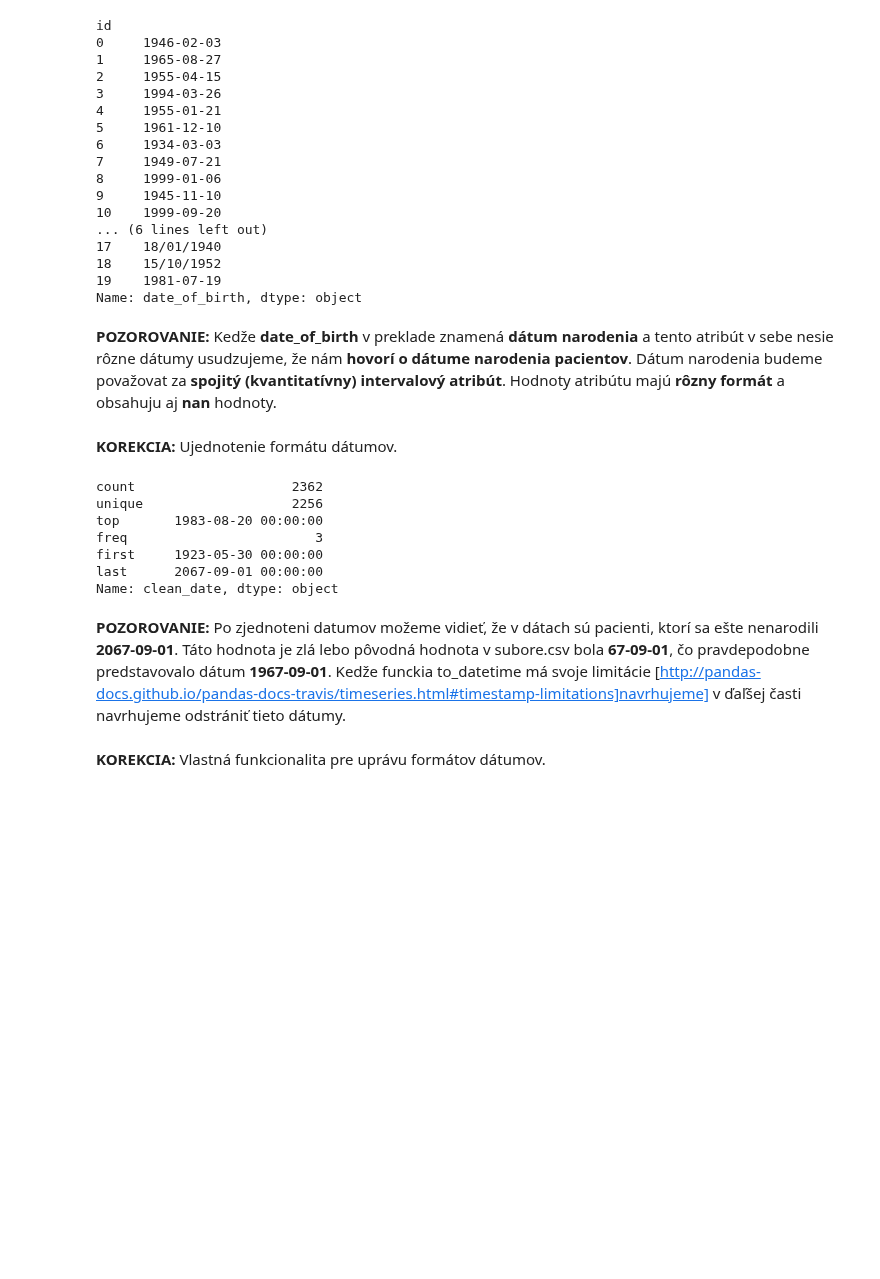
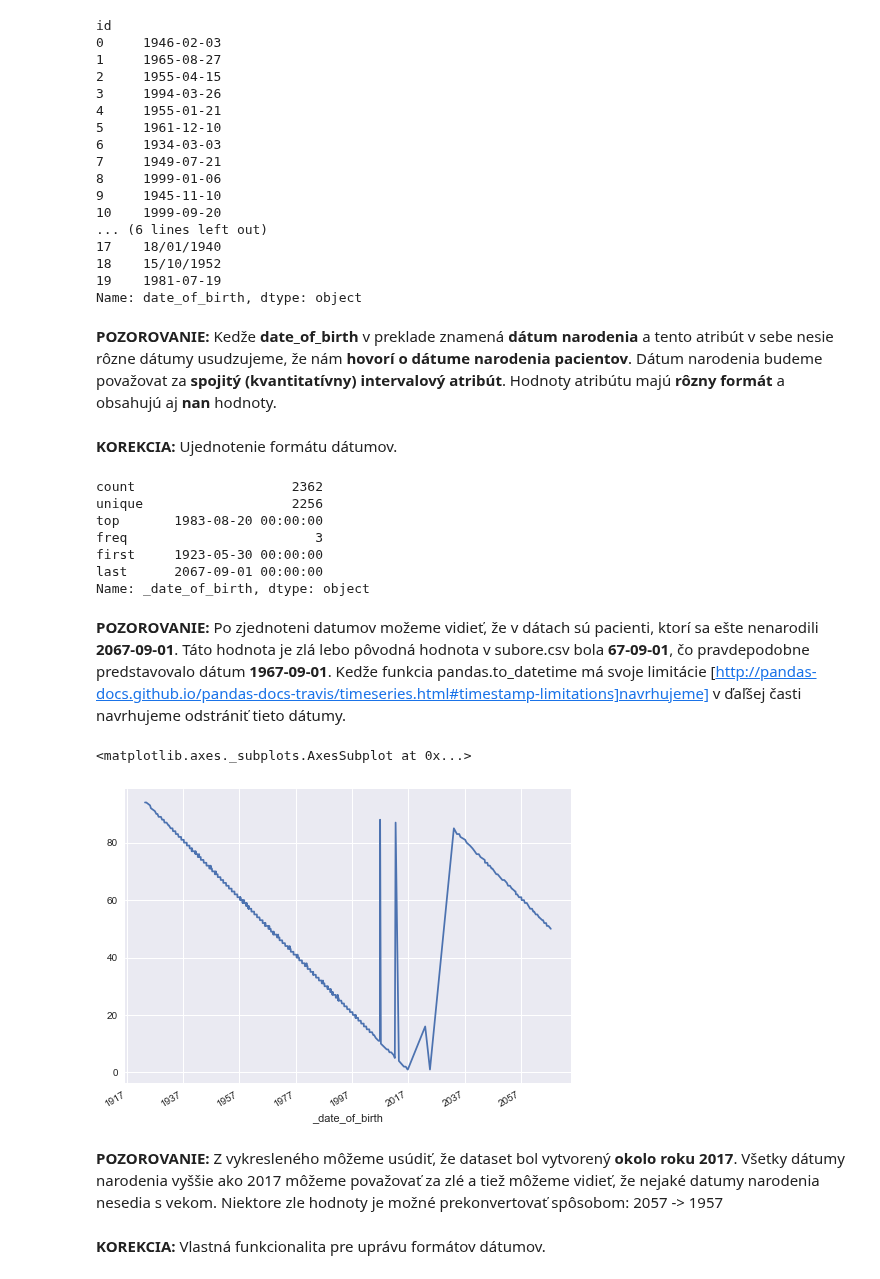
Before and after one commit to PeterJurkacek/IAU_2018_Jurkacek_Vyskoc, a Jupyter notebook: prieskumna_analyza.ipynb, the cells around one changed output. Drawn from its saved outputs; the diff is of its cells as text; code cells hidden in the pictures; blank space fills up the shorter version.

```diff
--- a/prieskumna_analyza.ipynb
+++ b/prieskumna_analyza.ipynb
@@ -152,14 +205,15 @@ id
 19    1981-07-19
 Name: date_of_birth, dtype: object
 # %% [markdown]
-**POZOROVANIE:** Kedže **date_of_birth** v preklade znamená **dátum narodenia** a tento atribút v sebe nesie rôzne dátumy usudzujeme, že nám **hovorí o dátume narodenia pacientov**. Dátum narodenia budeme považovat za **spojitý (kvantitatívny) intervalový atribút**. Hodnoty atribútu majú **rôzny formát** a obsahuju aj **nan** hodnoty.
+**POZOROVANIE:** Kedže **date_of_birth** v preklade znamená **dátum narodenia** a tento atribút v sebe nesie rôzne dátumy usudzujeme, že nám **hovorí o dátume narodenia pacientov**. Dátum narodenia budeme považovat za **spojitý (kvantitatívny) intervalový atribút**. Hodnoty atribútu majú **rôzny formát** a obsahujú aj **nan** hodnoty.
 # %% [markdown]
 **KOREKCIA:** Ujednotenie formátu dátumov.
 # %%
 # Ujednotíme formát dátumov a všetky hodnoty z ktorých nebude možné vytvoriť date object preved na NaT hodnotu
-data['clean_date'] = pd.to_datetime(data['date_of_birth'], errors='coerce')
+column = '_date_of_birth'
+data[column] = pd.to_datetime(data['date_of_birth'], errors='coerce')
 # Vypíšeme si štatistiku
-data['clean_date'].describe()
+data[column].describe()
 # Vyfiltrujeme si nezmyslený dátum
 # data[data['clean_date'] == '2067-09-01 00:00:00']
 # %% [output]
@@ -169,8 +223,19 @@ top       1983-08-20 00:00:00
 freq                        3
 first     1923-05-30 00:00:00
 last      2067-09-01 00:00:00
-Name: clean_date, dtype: object
+Name: _date_of_birth, dtype: object
 # %% [markdown]
-**POZOROVANIE:** Po zjednoteni datumov možeme vidieť, že v dátach sú pacienti, ktorí sa ešte nenarodili **2067-09-01**. Táto hodnota je zlá lebo pôvodná hodnota v subore.csv bola **67-09-01**, čo pravdepodobne predstavovalo dátum **1967-09-01**. Kedže funckia to_datetime má svoje limitácie [http://pandas-docs.github.io/pandas-docs-travis/timeseries.html#timestamp-limitations]navrhujeme] v ďaľšej časti navrhujeme odstrániť tieto dátumy.
+**POZOROVANIE:** Po zjednoteni datumov možeme vidieť, že v dátach sú pacienti, ktorí sa ešte nenarodili **2067-09-01**. Táto hodnota je zlá lebo pôvodná hodnota v subore.csv bola **67-09-01**, čo pravdepodobne predstavovalo dátum **1967-09-01**. Kedže funkcia pandas.to_datetime má svoje limitácie [http://pandas-docs.github.io/pandas-docs-travis/timeseries.html#timestamp-limitations]navrhujeme] v ďaľšej časti navrhujeme odstrániť tieto dátumy.
+# %%
+column = '_date_of_birth'
+# nastavíme si index na dátum narodenia
+sample = data.set_index([column])
+# vykreslíme si vek s dátumami
+sample.loc[(sample['age'].notna()),'age'].plot()
+# %% [output]
+<matplotlib.axes._subplots.AxesSubplot at 0x...>
+[figure, added]
+# %% [markdown]
+**POZOROVANIE:** Z vykresleného môžeme usúdiť, že dataset bol vytvorený **okolo roku 2017**. Všetky dátumy narodenia vyššie ako 2017 môžeme považovať za zlé a tiež môžeme vidieť, že nejaké datumy narodenia nesedia s vekom. Niektore zle hodnoty je možné prekonvertovať spôsobom: 2057 -> 1957
 # %% [markdown]
 **KOREKCIA:** Vlastná funkcionalita pre uprávu formátov dátumov.
```
Also changed, not shown: parts of 76 cells of this notebook.
